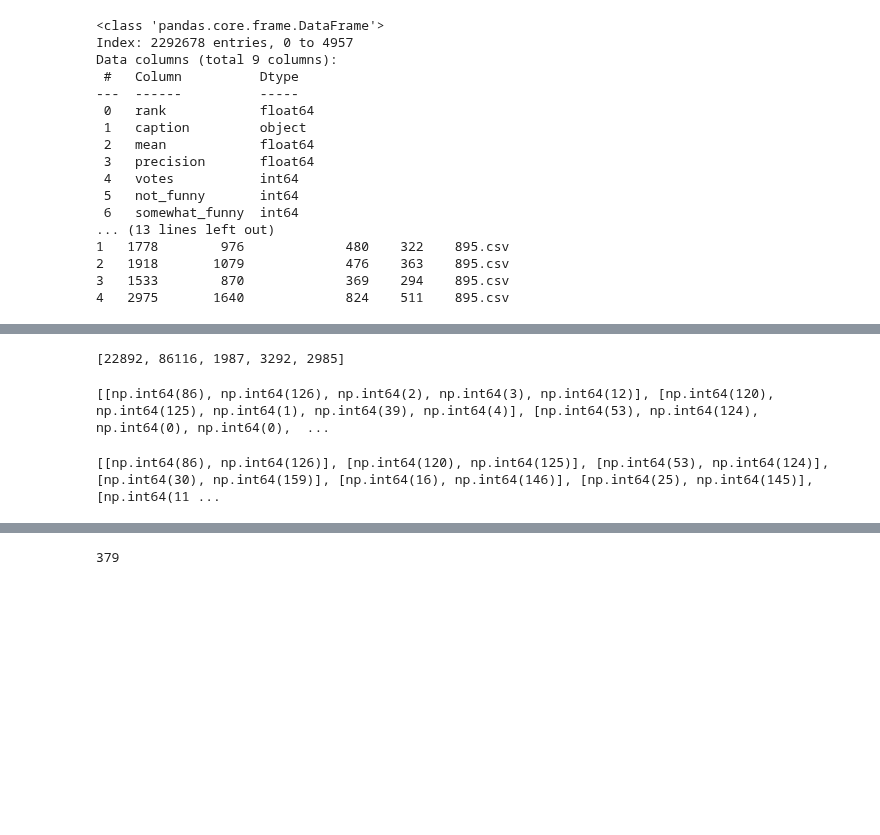
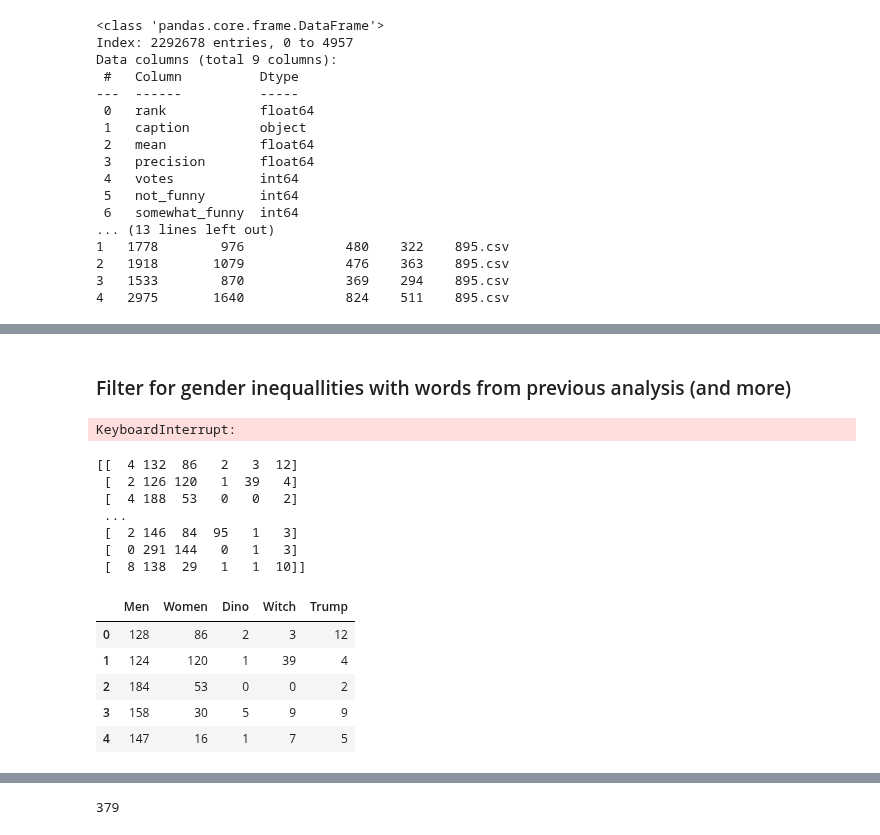
Before and after one commit to epfl-ada/ada-2025-project-data_dinosaur, a Jupyter notebook: load_csv.ipynb, the cells around one changed output, grey strips where cells are left out. Saved outputs shown, nothing was run; the diff lists cells and outputs as text; code cells hidden in the pictures; blank space fills up the shorter version.

```diff
--- a/load_csv.ipynb
+++ b/load_csv.ipynb
@@ -97,3 +134,5 @@ plt.show()
+# %% [markdown]
+### Filter for gender inequallities with words from previous analysis (and more)
 # %%
 #word list to filter for certain toipcs:
 women_filter = "women|girl|mother|wife"  #words that imply a women appeared in the caption text (note: without pronouns cause we search explicit mentions)
@@ -105,17 +144,15 @@ witch_filter = "witch|enchantress"
 
 coutdict = {
   "women": "women|girl|mother|wife",
-  "men": "men|boy|father|husband",
+  "men": "men|boy|father|husband|sir",
   "dino": "dino|rex",
   "witch": "witch|enchantress",
-  "trump": "trump|donald|president"
+  "trump": "trump|donald|president",
+  "women_count": "women"
 }
 
 def do_counts(caption_array = df['caption'].copy(), who_count = {
-  "women": "women|girl|mother|wife",
-  "men": "men|boy|father|husband",
-  "dino": "dino|rex",
-  "witch": "witch|enchantress"
+  "house": "house"
 }):
     #Count the words in all the captions of all the comics
     counted_dic = who_count.copy()
@@ -124,51 +161,49 @@ def do_counts(caption_array = df['caption'].copy(), who_count = {
         counted_dic[key] = (caption_array.str.contains(value).sum())
         counted.append(counted_dic[key])
     return counted
-
-print(do_counts(df['caption'].copy(), coutdict))
+overall_counts = (do_counts(df['caption'].copy(), coutdict))
 # %% [output]
-[22892, 86116, 1987, 3292, 2985]
+KeyboardInterrupt:
-# %%
-coutdict = {
-  "women": "women|girl|mother|wife",
-  "men": "men|boy|father|husband",
-  "dino": "dino|rex",
-  "witch": "witch|enchantress",
-  "trump": "trump|donald|president"
-}
-
-###Analyse the mentions over time
-
-#find all IDs:
-ids = np.array(df['contest_id'].copy().drop_duplicates())
-all_counts = []
-
-for i in range(len(ids)-1):
-    df_ID = df[df['contest_id'] == str(ids[i])]
-    all_counts.append(do_counts(df_ID['caption'].copy(), coutdict))
-
-print(all_counts)
-# %% [output]
-[[np.int64(86), np.int64(126), np.int64(2), np.int64(3), np.int64(12)], [np.int64(120), np.int64(125), np.int64(1), np.int64(39), np.int64(4)], [np.int64(53), np.int64(124), np.int64(0), np.int64(0),  ...
 # %%
 coutdict = {
+  "women_count": "women",
+  "men": "men|boy|father|husband|sir",
   "women": "women|girl|mother|wife",
-  "men": "men|boy|father|husband",
   "dino": "dino|rex",
   "witch": "witch|enchantress",
-  "trump": "trump|donald|president",
-  "women_count": "women"
+  "trump": "trump|donald|president"
+
 }
 
 ###Analyse the mentions over time
 
 #find all IDs:
 ids = np.array(df['contest_id'].copy().drop_duplicates())
-all_counts = []
+counts_per_contest = []
 
 for i in range(len(ids)-1):
     df_ID = df[df['contest_id'] == str(ids[i])]
-    all_counts.append(do_counts(df_ID['caption'].copy(), coutdict))
-print(all_counts)
+    counts_per_contest.append(do_counts(df_ID['caption'].copy(), coutdict))
+counts_per_contest = np.array(counts_per_contest)
+print(counts_per_contest)
 # %% [output]
-[[np.int64(86), np.int64(126)], [np.int64(120), np.int64(125)], [np.int64(53), np.int64(124)], [np.int64(30), np.int64(159)], [np.int64(16), np.int64(146)], [np.int64(25), np.int64(145)], [np.int64(11 ...
+[[  4 132  86   2   3  12]
+ [  2 126 120   1  39   4]
+ [  4 188  53   0   0   2]
+ ...
+ [  2 146  84  95   1   3]
+ [  0 291 144   0   1   3]
+ [  8 138  29   1   1  10]]
+# %%
+df_counts = pd.DataFrame(counts_per_contest, columns=["w", "Men", "Women", "Dino", "Witch", "Trump"])
+
+df_counts["Men"] = df_counts["Men"]-df_counts["w"]
+df_counts = df_counts.drop(["w"], axis=1)
+df_counts.head(5)
+# %% [output]
+|  | Men | Women | Dino | Witch | Trump |
+| 0 | 128 | 86 | 2 | 3 | 12 |
+| 1 | 124 | 120 | 1 | 39 | 4 |
+| 2 | 184 | 53 | 0 | 0 | 2 |
+| 3 | 158 | 30 | 5 | 9 | 9 |
+| 4 | 147 | 16 | 1 | 7 | 5 |
```
Also changed, not shown: parts of 8 cells of this notebook.
